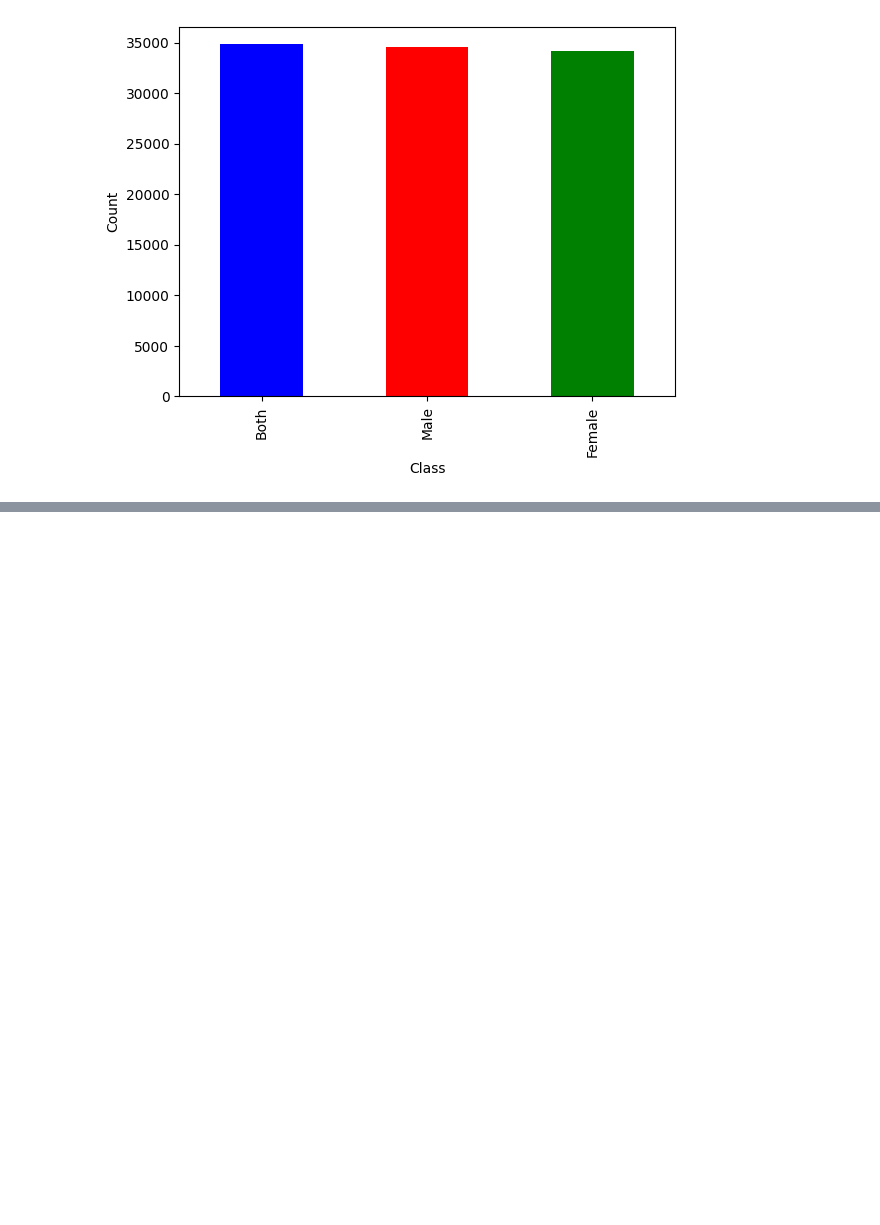
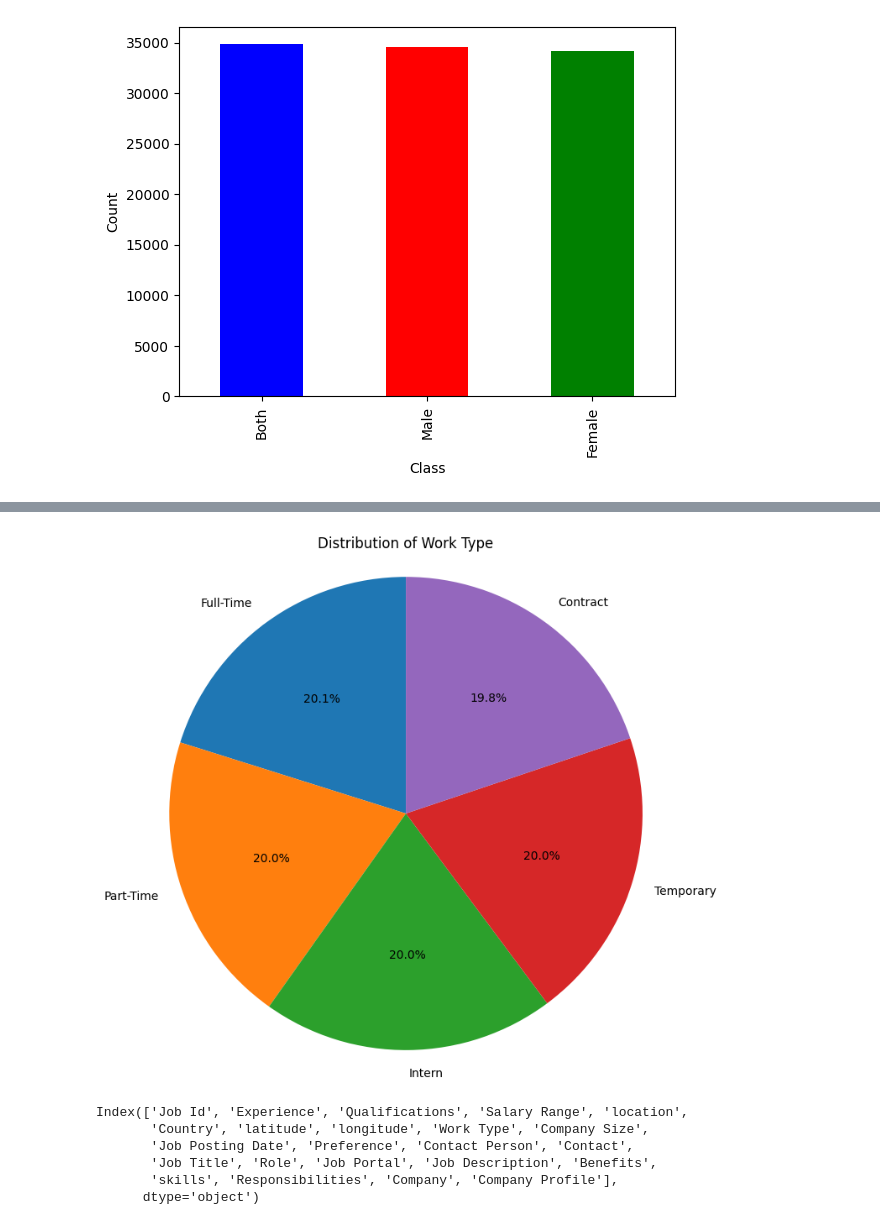
Before and after one commit to musiur/preprocess_salary_dataset, a Jupyter notebook: data-cleaning-salary-prediction.ipynb, the cells around one changed output, grey strips where cells are left out. Cells and saved outputs as stored; diff of their text form; code cells hidden in the pictures; blank space fills up the shorter version.

```diff
--- a/data-cleaning-salary-prediction.ipynb
+++ b/data-cleaning-salary-prediction.ipynb
@@ -179,0 +217,24 @@ plt.show()
+# %%
+# prompt: make a pie chart using pylplot of Work Type
+
+import matplotlib.pyplot as plt
+
+work_type_counts = df['Work Type'].value_counts()
+
+# Create a pie chart
+plt.figure(figsize=(8, 8))
+plt.pie(work_type_counts, labels=work_type_counts.index, autopct='%1.1f%%', startangle=90)
+plt.title('Distribution of Work Type')
+plt.axis('equal')  # Equal aspect ratio ensures that pie is drawn as a circle.
+plt.show()
+# %% [output]
+[figure, added]
+# %%
+df.columns
+# %% [output]
+Index(['Job Id', 'Experience', 'Qualifications', 'Salary Range', 'location',
+       'Country', 'latitude', 'longitude', 'Work Type', 'Company Size',
+       'Job Posting Date', 'Preference', 'Contact Person', 'Contact',
+       'Job Title', 'Role', 'Job Portal', 'Job Description', 'Benefits',
+       'skills', 'Responsibilities', 'Company', 'Company Profile'],
+      dtype='object')
```
Also changed, not shown: parts of 8 cells of this notebook.
